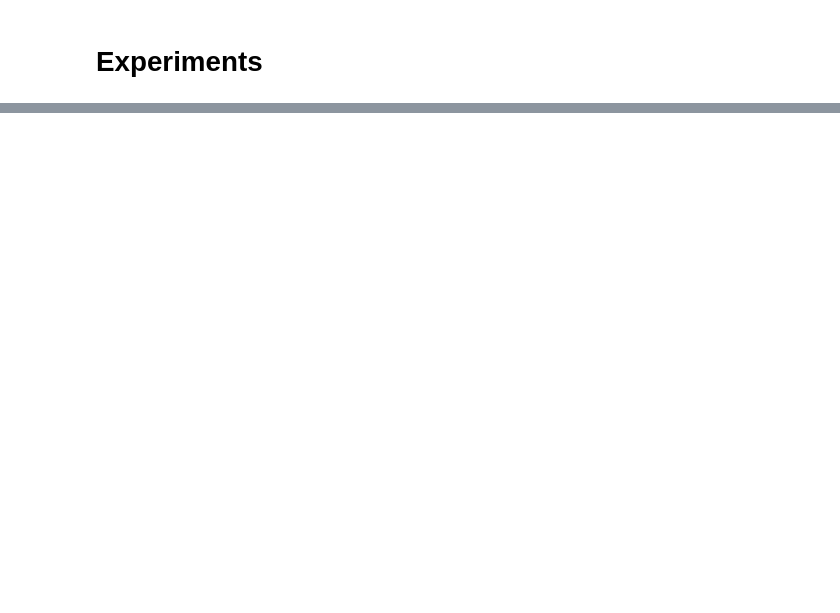
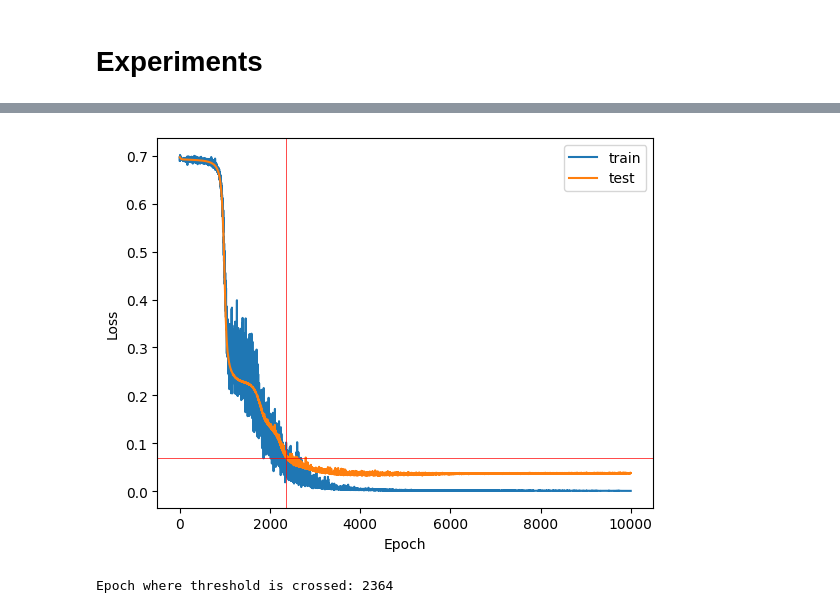
Before and after one commit to AliceDeLorenci/Information-Bottleneck, a Jupyter notebook: plot.ipynb, the cells around one changed output, grey strips where cells are left out. Saved outputs shown, nothing was run; the diff lists cells and outputs as text; code cells hidden in the pictures; blank space fills up the shorter version.

```diff
--- a/plot.ipynb
+++ b/plot.ipynb
@@ -12,5 +9,0 @@ from miestimation import plot_info_plan
-# %%
-def get_subdirs(setup_idx):
-    path = './setup-{}/'.format(setup_idx)
-    subdirs = [d for d in os.listdir(path) if os.path.isdir(os.path.join(path, d))]
-    return subdirs
@@ -213,0 +22,25 @@ pipeline(setup_idx=44, estimator='kde', noise_variance=0.001)
+# %%
+subdirs = get_subdirs(setup_idx=setup_idx)
+epoch_data, mi_xt_data, mi_ty_data = get_data(setup_idx=setup_idx, subdirs=subdirs, estimator=estimator, noise_variance=noise_variance)
+train_loss_data, test_loss_data, test_acc_data = get_loss(setup_idx=setup_idx, subdirs=subdirs)
+window_list = get_windows(train_loss_data)
+epochs, avg_mi_xt_data, avg_mi_ty_data, windowed_mi_xt_data, windowed_mi_ty_data = average_windowed_data(mi_xt_data, mi_ty_data, window_list)
+# %%
+experiment_idx = 1
+height = 0.07
+
+idx = np.argwhere( [ int( subdir.split('-')[-1] ) == experiment_idx for subdir in subdirs ] ).item()
+plot_loss(train_loss_data[idx], test_loss_data[idx], test_acc_data[idx])
+plt.axhline(y=height, color='r', linestyle='-', linewidth=0.5)
+
+epoch_idx = np.argmin( np.abs( test_loss_data[idx] - height ) ).item()
+epoch = epochs[ epoch_idx ]
+
+plt.axvline(x=epoch, color='r', linestyle='-', linewidth=0.5)
+save(setup_idx=setup_idx, estimator=estimator, noise_variance=noise_variance, name='loss_profile')
+plt.show()
+
+print( "Epoch where threshold is crossed:", epoch )
+# %% [output]
+[figure, added]
+Epoch where threshold is crossed: 2364
```
Also changed, not shown: parts of 52 cells of this notebook, 11 other files.
